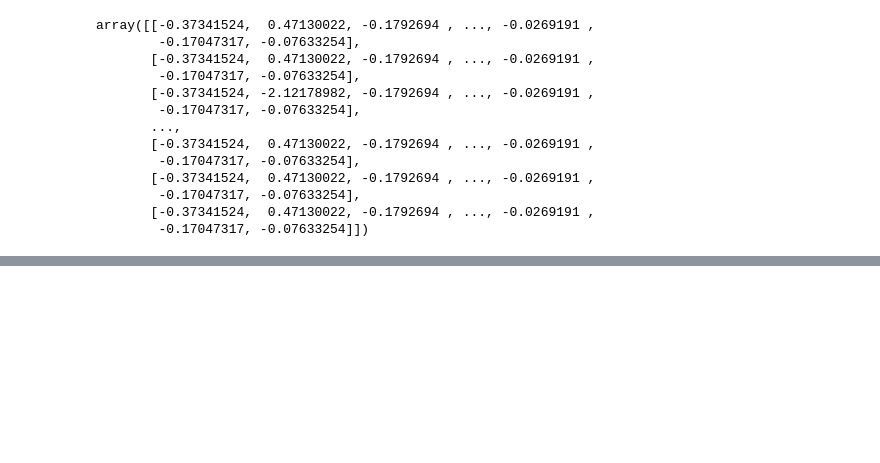
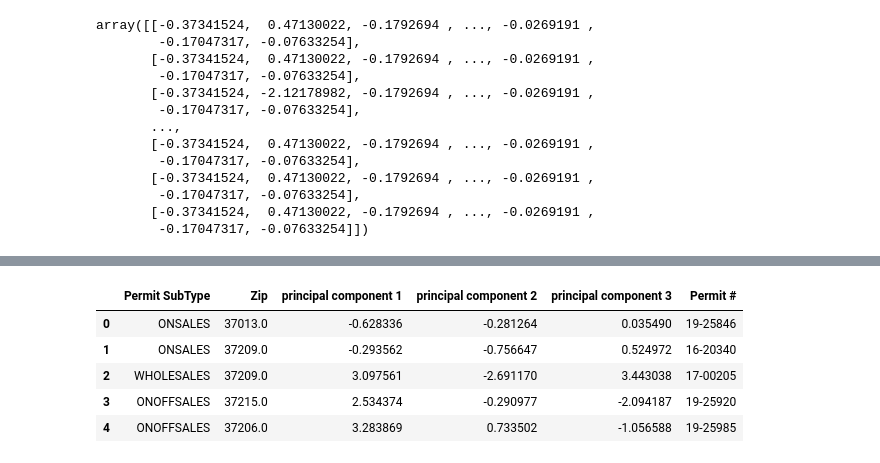
Before and after one commit to HannaKim4673/Beer_Restaurant_Success, a Jupyter notebook: Beer_Permit_Model.ipynb, the cells around one changed output, grey strips where cells are left out. Saved outputs shown, nothing was run; the diff lists cells and outputs as text; code cells hidden in the pictures; blank space fills up the shorter version.

Commit message:
Adding Deliverable 1 - Machine Learning Model.

```diff
--- a/Beer_Permit_Model.ipynb
+++ b/Beer_Permit_Model.ipynb
@@ -81,3 +83,8 @@ array([[-0.37341524,  0.47130022, -0.1792694 , ..., -0.0269191 ,
         -0.17047317, -0.07633254],
        [-0.37341524,  0.47130022, -0.1792694 , ..., -0.0269191 ,
         -0.17047317, -0.07633254]])
+# %%
+# Using PCA to reduce dimension to three principal components.
+pca = PCA(n_components=3)
+permit_pca = pca.fit_transform(permit_scaled)
+permit_pca
@@ -83,0 +99,5 @@ array([[-0.37341524,  0.47130022, -0.1792694 , ..., -0.0269191 ,
+# %%
+# Create a DataFrame with the three principal components.
+pcs_df = pd.DataFrame(data=permit_pca, columns=["principal component 1", "principal component 2", "principal component 3"]
+).set_index(permit_df.index)
+pcs_df.head()
@@ -83,0 +111,10 @@ array([[-0.37341524,  0.47130022, -0.1792694 , ..., -0.0269191 ,
+# %%
+# Initialize the K-Means model.
+model = KMeans(n_clusters=4, random_state=0)
+
+# Fit the model
+model.fit(pcs_df)
+
+# Predict clusters
+predictions = model.predict(pcs_df)
+predictions
@@ -83,0 +123,5 @@ array([[-0.37341524,  0.47130022, -0.1792694 , ..., -0.0269191 ,
+# %%
+# Create a new DataFrame including predicted clusters and Beer Permit features.
+# Concatentate the permit_df and pcs_df DataFrames on the same columns.
+clustered_df = pd.concat([permit_df, pcs_df], axis=1)
+clustered_df.head()
@@ -83,0 +135,11 @@ array([[-0.37341524,  0.47130022, -0.1792694 , ..., -0.0269191 ,
+# %%
+#  Add a new column, "Permit #" to the clustered_df DataFrame that holds the Permit # of the Restaurant.
+clustered_df["Permit #"] = permit_name_df["Permit #"]
+clustered_df.head()
+# %% [output]
+|  | Permit SubType | Zip | principal component 1 | principal component 2 | principal component 3 | Permit # |
+| 0 | ONSALES | 37013.0 | -0.628336 | -0.281264 | 0.035490 | 19-25846 |
+| 1 | ONSALES | 37209.0 | -0.293562 | -0.756647 | 0.524972 | 16-20340 |
+| 2 | WHOLESALES | 37209.0 | 3.097561 | -2.691170 | 3.443038 | 17-00205 |
+| 3 | ONOFFSALES | 37215.0 | 2.534374 | -0.290977 | -2.094187 | 19-25920 |
+| 4 | ONOFFSALES | 37206.0 | 3.283869 | 0.733502 | -1.056588 | 19-25985 |
```
Also changed, not shown: parts of 6 cells of this notebook.
